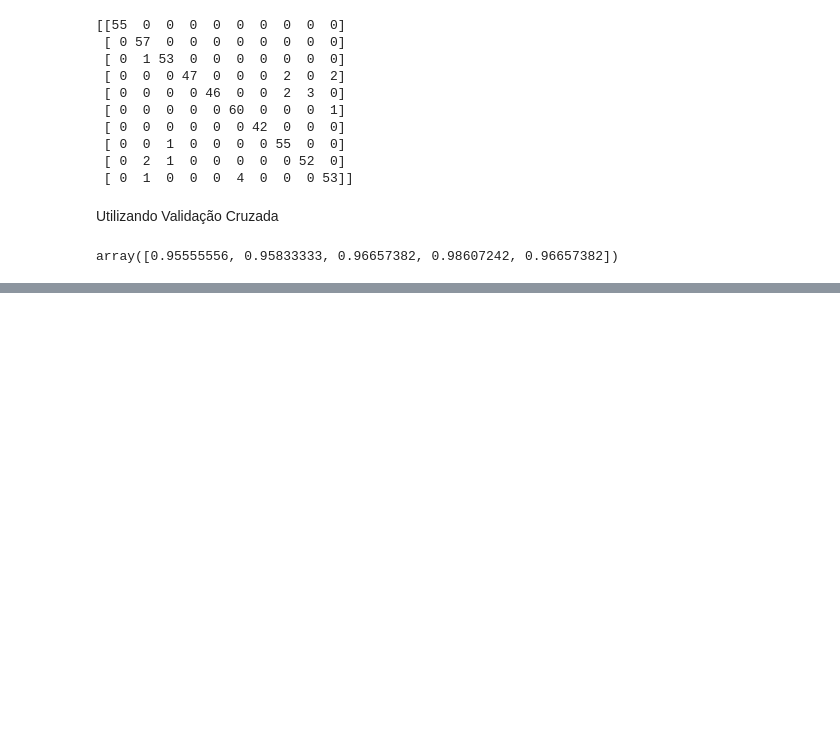
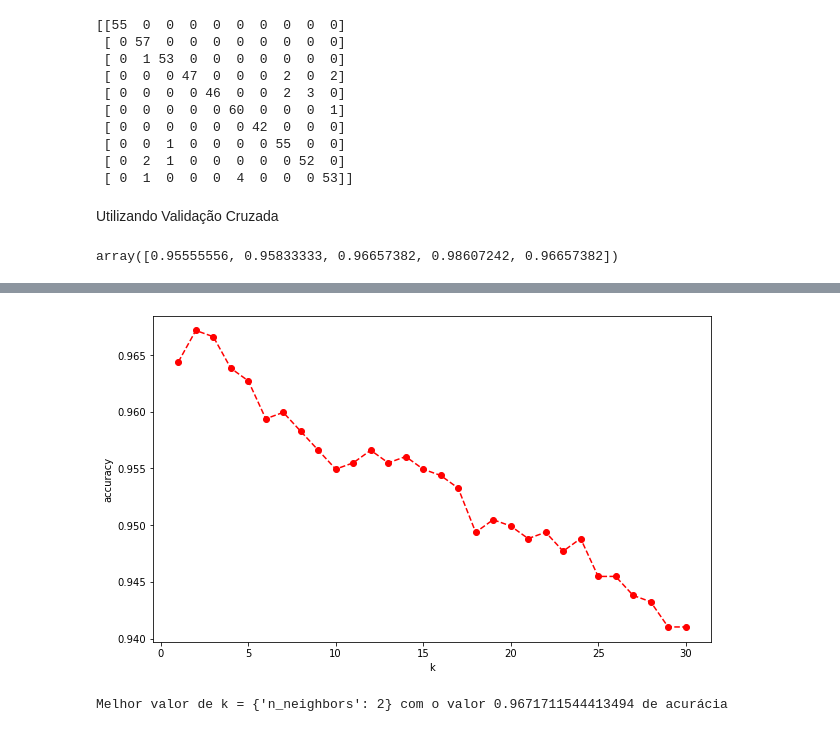
Before and after one commit to luizabamorim/Algoritmos-de-Machine-Learning, a Jupyter notebook: KNN/KNN_Dígitos.ipynb, the cells around one changed output, grey strips where cells are left out. Saved outputs shown, nothing was run; the diff lists cells and outputs as text; code cells hidden in the pictures; blank space fills up the shorter version.

```diff
--- a/KNN/KNN_Dígitos.ipynb
+++ b/KNN/KNN_Dígitos.ipynb
@@ -145,0 +150,6 @@ array([0.95555556, 0.95833333, 0.96657382, 0.98607242, 0.96657382])
+# %%
+k_lista=list(range(1,31))
+# %%
+k_valores=dict(n_neighbors=k_lista)
+
+k_valores
@@ -145,0 +174,4 @@ array([0.95555556, 0.95833333, 0.96657382, 0.98607242, 0.96657382])
+# %%
+grid=GridSearchCV(knn,k_valores,cv=5, scoring='accuracy')
+# %%
+grid.fit(x,y)
@@ -145,0 +204,18 @@ array([0.95555556, 0.95833333, 0.96657382, 0.98607242, 0.96657382])
+# %%
+scores=[]
+results = grid.cv_results_
+for mean in results['mean_test_score']:
+    scores.append(mean)
+
+
+plt.figure(figsize=(10,6))
+plt.plot(k_lista,scores,color='red',linestyle='dashed',marker='o')
+plt.xlabel('k')
+plt.ylabel('accuracy')
+plt.show()
+# %% [output]
+[figure, added]
+# %%
+print("Melhor valor de k = {} com o valor {} de acurácia".format(grid.best_params_,grid.best_score_))
+# %% [output]
+Melhor valor de k = {'n_neighbors': 2} com o valor 0.9671711544413494 de acurácia
```
Also changed, not shown: parts of 5 cells of this notebook.
